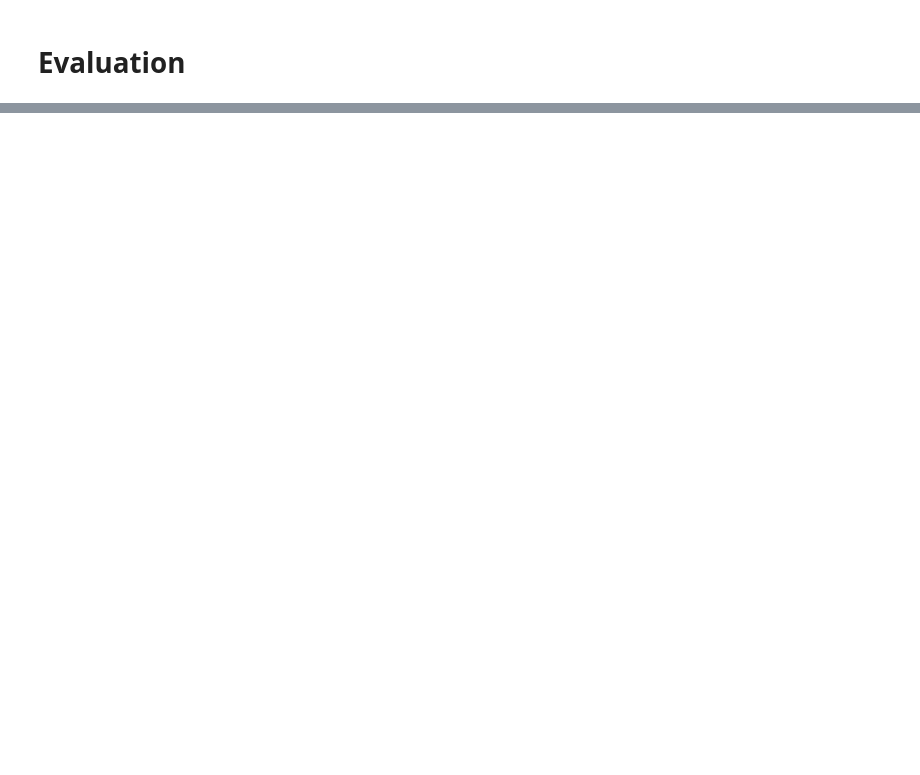
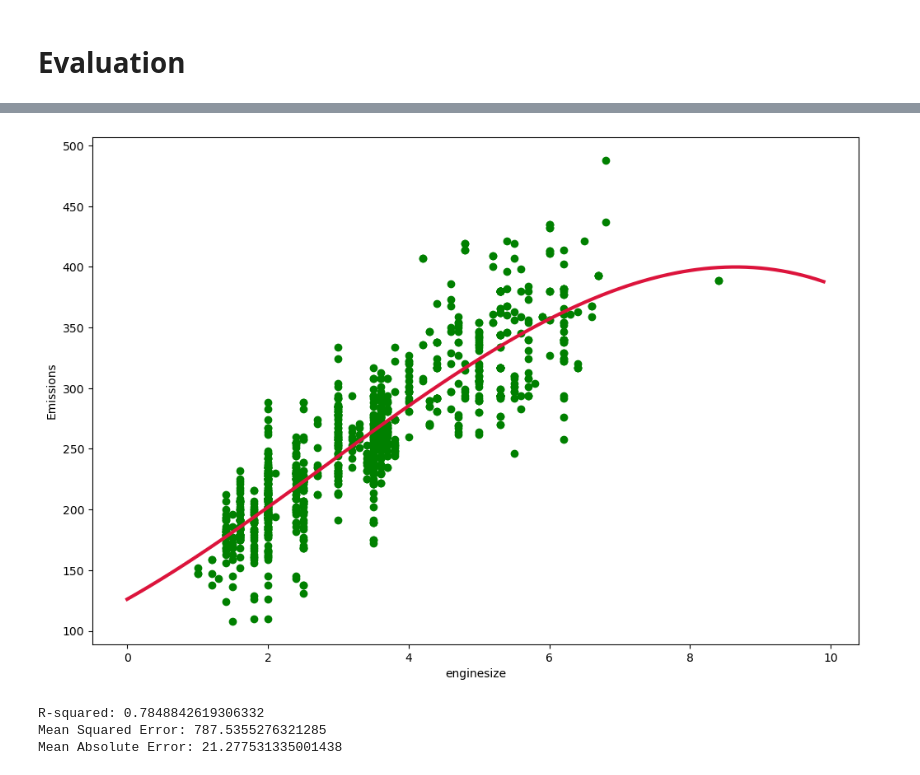
Before and after one commit to neslihanKaraman/dataScience, a Jupyter notebook: hafta7/hafta7_3.ipynb, the cells around one changed output, grey strips where cells are left out. Drawn from its saved outputs; the diff is of its cells as text; code cells hidden in the pictures; blank space fills up the shorter version.

```diff
--- a/hafta7/hafta7_3.ipynb
+++ b/hafta7/hafta7_3.ipynb
@@ -101,0 +114,29 @@ Mean Absolute Error: 22.68517388865732
+# %%
+plt.scatter(cdf.ENGINESIZE,cdf.CO2EMISSIONS, color = 'green')
+XX = np.arange(0.0, 10.0, 0.1)
+yy = clf.intercept_ + clf.coef_[1]*XX + clf.coef_[2]*np.power(XX,2) + + clf.coef_[3]*np.power(XX,3)
+plt.plot(XX, yy, "crimson", linewidth =3)
+plt.xlabel("enginesize")
+plt.ylabel("Emissions")
+plt.show()
+# %% [output]
+[figure, added]
+# %%
+from sklearn.metrics import r2_score, mean_squared_error, mean_absolute_error
+test_y_predicted3 = clf.predict(poly3.fit_transform(X_test))
+
+# R-kare değeri
+r2 = r2_score(y_test, test_y_predicted3)
+print("R-squared:", r2)
+
+# Ortalama Karesel Hata (MSE)
+mse = mean_squared_error(y_test, test_y_predicted3)
+print("Mean Squared Error:", mse)
+
+# Ortalama Mutlak Hata (MAE)
+mae = mean_absolute_error(y_test, test_y_predicted3)
+print("Mean Absolute Error:", mae)
+# %% [output]
+R-squared: 0.7848842619306332
+Mean Squared Error: 787.5355276321285
+Mean Absolute Error: 21.277531335001438
```
Also changed, not shown: parts of 10 cells of this notebook.
